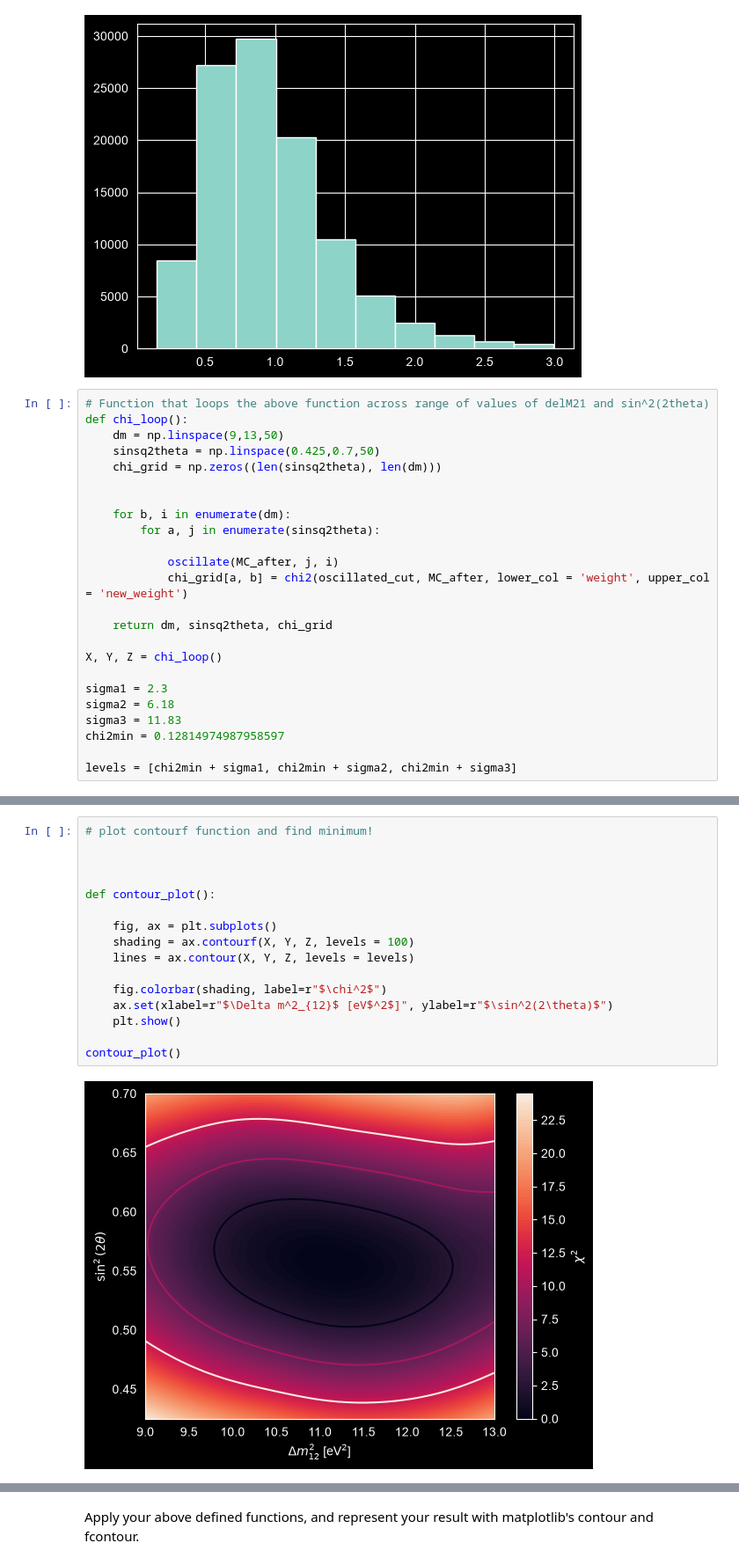
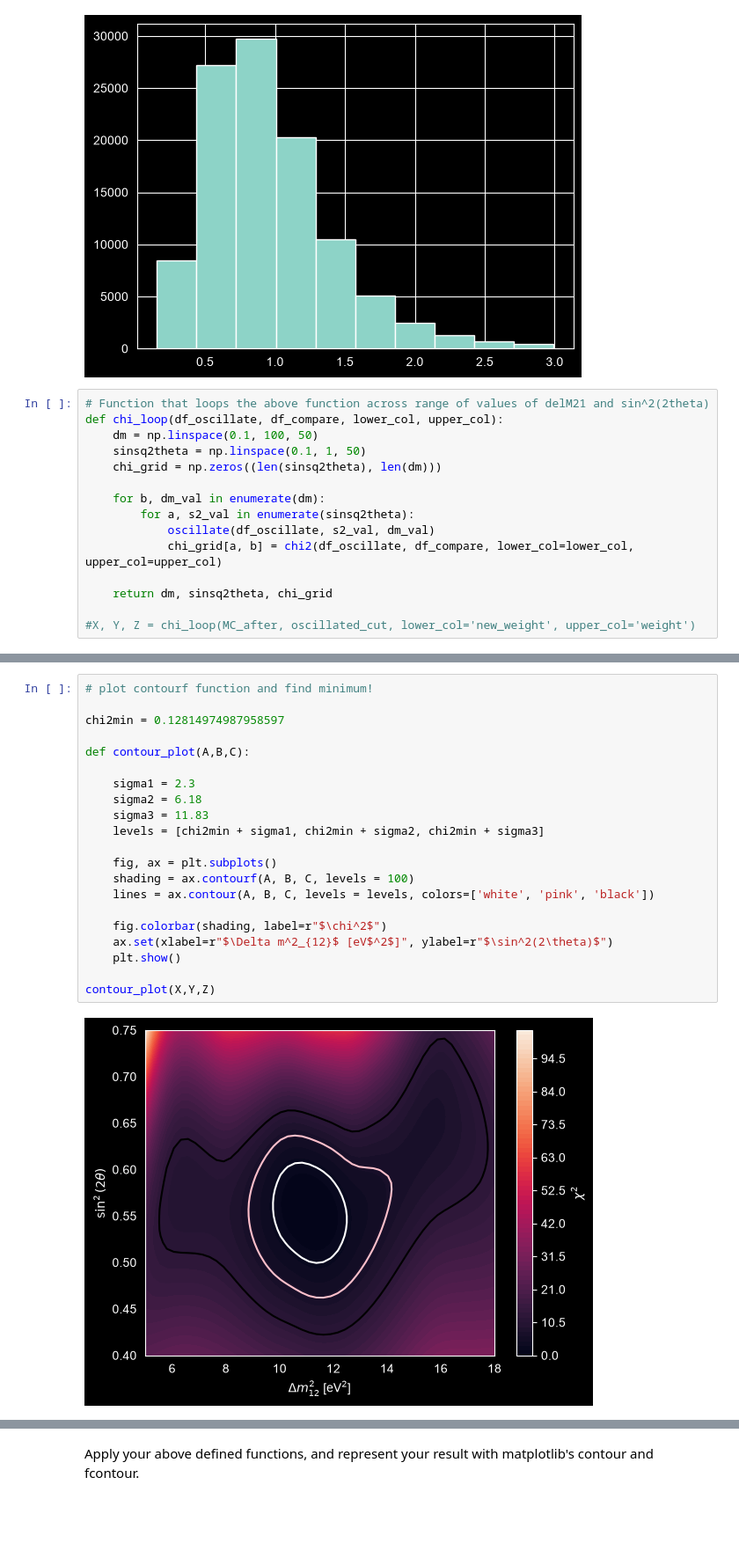
Before and after one commit to harrisonunwin/MicroBooNE_Lab, a Jupyter notebook: MainAnalysis_template.ipynb, the cells around one changed output, grey strips where cells are left out. Shown at 88% size. Saved outputs shown, nothing was run; the diff lists cells and outputs as text; blank space fills up the shorter version.

```diff
--- a/MainAnalysis_template.ipynb
+++ b/MainAnalysis_template.ipynb
@@ -694,25 +694,16 @@ plt.hist(oscillated_cut.trk_energy_tot)
 [figure]
 # %%
 # Function that loops the above function across range of values of delM21 and sin^2(2theta)
-def chi_loop():
-    dm = np.linspace(9,13,50)
-    sinsq2theta = np.linspace(0.425,0.7,50)
+def chi_loop(df_oscillate, df_compare, lower_col, upper_col):
+    dm = np.linspace(0.1, 100, 50)
+    sinsq2theta = np.linspace(0.1, 1, 50)
     chi_grid = np.zeros((len(sinsq2theta), len(dm)))
 
-
-    for b, i in enumerate(dm):
-        for a, j in enumerate(sinsq2theta):
-
-            oscillate(MC_after, j, i)
-            chi_grid[a, b] = chi2(oscillated_cut, MC_after, lower_col = 'weight', upper_col = 'new_weight')
+    for b, dm_val in enumerate(dm):
+        for a, s2_val in enumerate(sinsq2theta):
+            oscillate(df_oscillate, s2_val, dm_val)
+            chi_grid[a, b] = chi2(df_oscillate, df_compare, lower_col=lower_col, upper_col=upper_col)
 
     return dm, sinsq2theta, chi_grid
 
-X, Y, Z = chi_loop()
-
-sigma1 = 2.3
-sigma2 = 6.18
-sigma3 = 11.83
-chi2min = 0.12814974987958597
-
-levels = [chi2min + sigma1, chi2min + sigma2, chi2min + sigma3]
+#X, Y, Z = chi_loop(MC_after, oscillated_cut, lower_col='new_weight', upper_col='weight')
@@ -722,21 +710,26 @@ levels = [chi2min + sigma1, chi2min + sigma2, chi2min + sigma3]
 # %%
 # plot contourf function and find minimum!
 
+chi2min = 0.12814974987958597
 
+def contour_plot(A,B,C):
 
-def contour_plot():
+    sigma1 = 2.3
+    sigma2 = 6.18
+    sigma3 = 11.83
+    levels = [chi2min + sigma1, chi2min + sigma2, chi2min + sigma3]
 
     fig, ax = plt.subplots()
-    shading = ax.contourf(X, Y, Z, levels = 100)
-    lines = ax.contour(X, Y, Z, levels = levels)
+    shading = ax.contourf(A, B, C, levels = 100)
+    lines = ax.contour(A, B, C, levels = levels, colors=['white', 'pink', 'black'])
 
     fig.colorbar(shading, label=r"$\chi^2$")
     ax.set(xlabel=r"$\Delta m^2_{12}$ [eV$^2$]", ylabel=r"$\sin^2(2\theta)$")
     plt.show()
 
-contour_plot()
+contour_plot(X,Y,Z)
 # %% [output]
-[figure, old version]
+[figure, new version]
 # %%
 
 print(np.min(Z))
```
Also changed, not shown: parts of 6 cells of this notebook.
